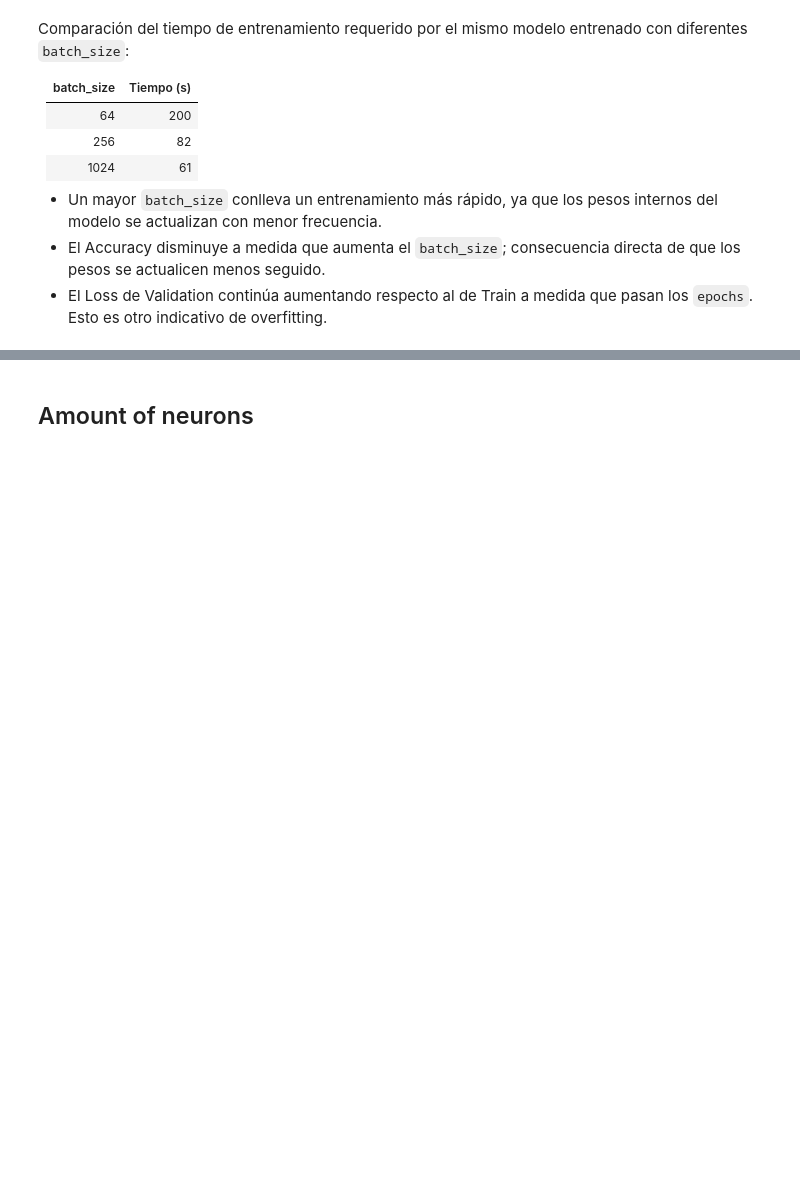
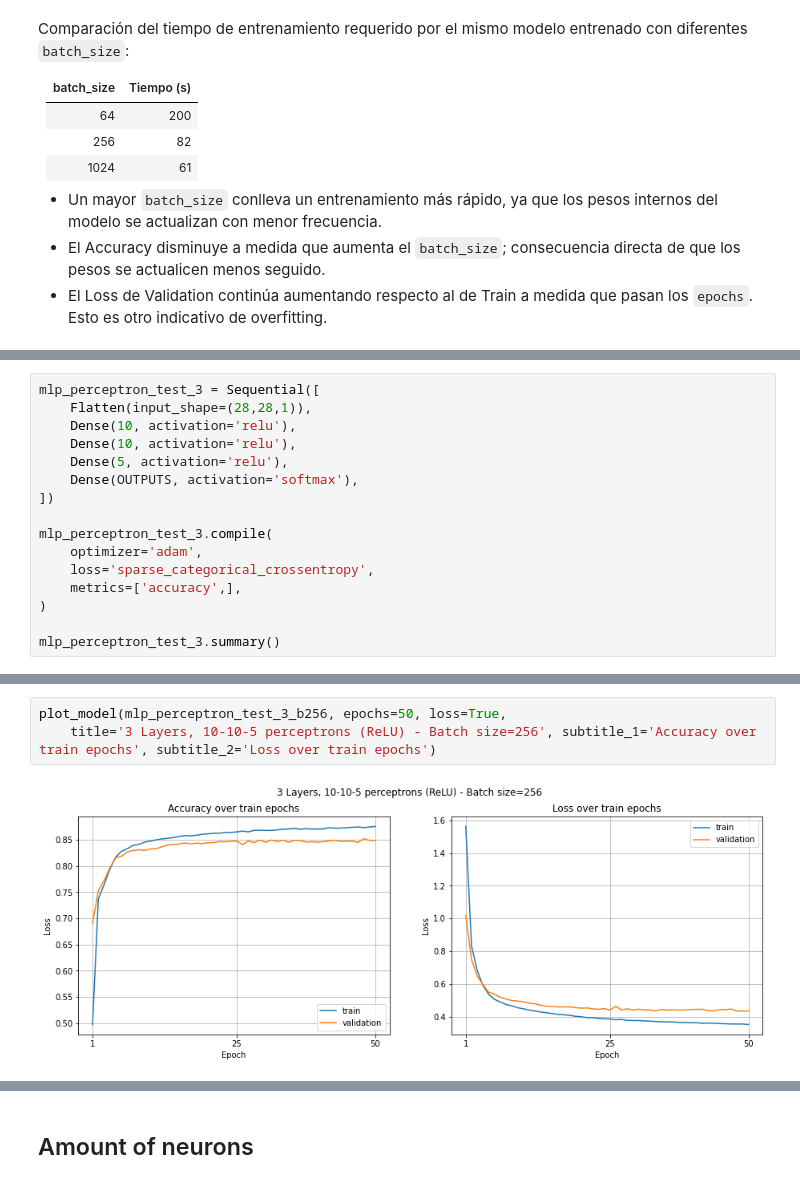
Before and after one commit to Ganymede23/UCSE-TP-ML-2022, a Jupyter notebook: tp3_fashion_mnist.ipynb, the cells around one changed output, grey strips where cells are left out. Drawn from its saved outputs; the diff is of its cells as text; blank space fills up the shorter version.

```diff
--- a/tp3_fashion_mnist.ipynb
+++ b/tp3_fashion_mnist.ipynb
@@ -1153,0 +1032,16 @@ Puede apreciarse que al utilizar un learning rate 10 veces más grande al defaul
+# %%
+mlp_perceptron_test_3 = Sequential([
+    Flatten(input_shape=(28,28,1)),
+    Dense(10, activation='relu'),
+    Dense(10, activation='relu'),
+    Dense(5, activation='relu'),
+    Dense(OUTPUTS, activation='softmax'),
+])
+
+mlp_perceptron_test_3.compile(
+    optimizer='adam',
+    loss='sparse_categorical_crossentropy',
+    metrics=['accuracy',],
+)
+
+mlp_perceptron_test_3.summary()
@@ -1153,0 +1099,5 @@ Puede apreciarse que al utilizar un learning rate 10 veces más grande al defaul
+# %%
+plot_model(mlp_perceptron_test_3_b256, epochs=50, loss=True,
+    title='3 Layers, 10-10-5 perceptrons (ReLU) - Batch size=256', subtitle_1='Accuracy over train epochs', subtitle_2='Loss over train epochs')
+# %% [output]
+[figure, added]
```
Also changed, not shown: parts of 74 cells of this notebook.
